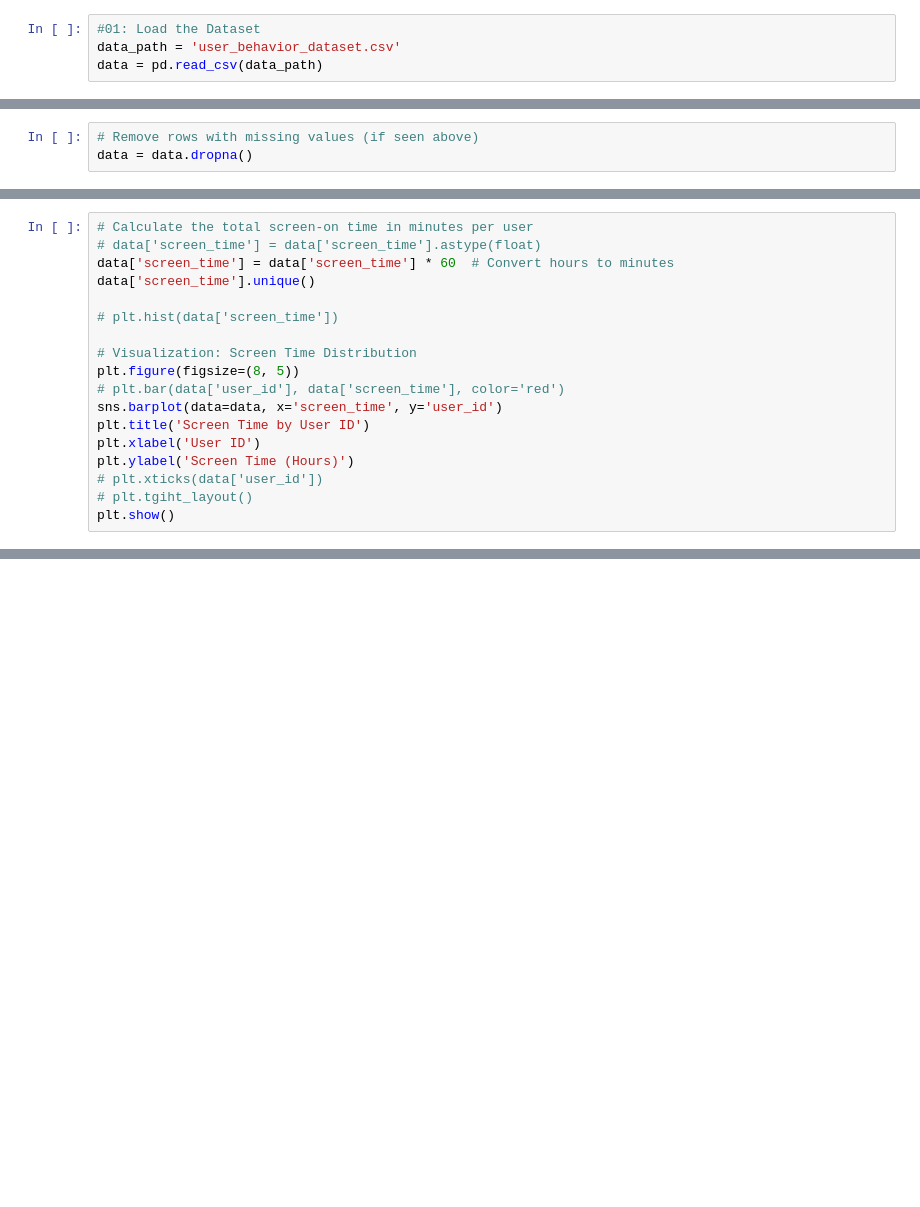
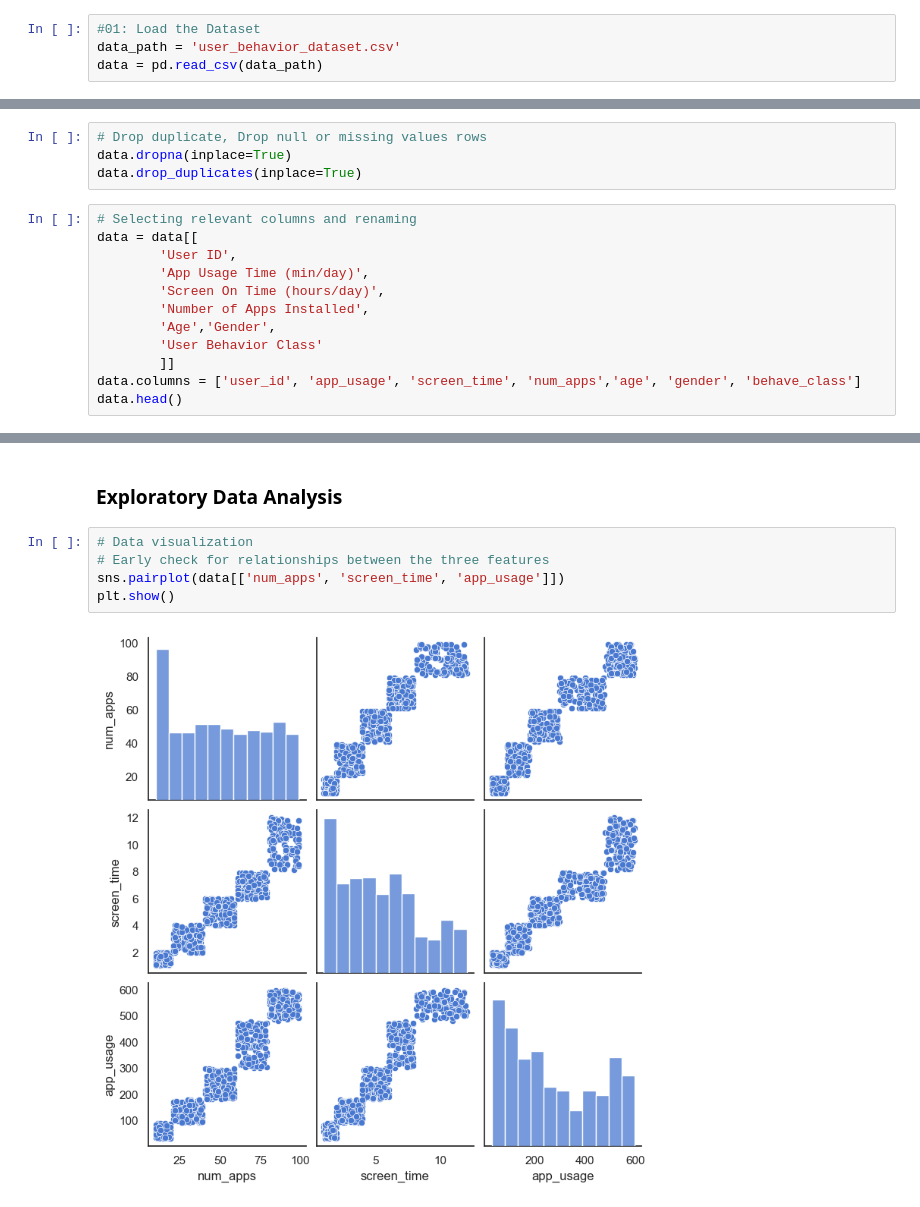
Before and after one commit to neuwelt/mobile-usage-vs-num-apps, a Jupyter notebook: final.ipynb, the cells around one changed output, grey strips where cells are left out. Saved outputs shown, nothing was run; the diff lists cells and outputs as text; blank space fills up the shorter version.

```diff
--- a/final.ipynb
+++ b/final.ipynb
@@ -98,3 +40,0 @@ print(data.isnull().sum())
-# %%
-# Remove rows with missing values (if seen above)
-data = data.dropna()
@@ -117,18 +40,0 @@ data.head()
-# %%
-# Calculate the total screen-on time in minutes per user
-# data['screen_time'] = data['screen_time'].astype(float)
-data['screen_time'] = data['screen_time'] * 60  # Convert hours to minutes
-data['screen_time'].unique()
-
-# plt.hist(data['screen_time'])
-
-# Visualization: Screen Time Distribution
-plt.figure(figsize=(8, 5))
-# plt.bar(data['user_id'], data['screen_time'], color='red')
-sns.barplot(data=data, x='screen_time', y='user_id')
-plt.title('Screen Time by User ID')
-plt.xlabel('User ID')
-plt.ylabel('Screen Time (Hours)')
-# plt.xticks(data['user_id'])
-# plt.tgiht_layout()
-plt.show()
@@ -388,0 +106,16 @@ print("Based on RMSE and R^2 scores, the model with the best performance can be
+# %%
+# Drop duplicate, Drop null or missing values rows
+data.dropna(inplace=True)
+data.drop_duplicates(inplace=True)
+# %%
+# Selecting relevant columns and renaming
+data = data[[
+        'User ID',
+        'App Usage Time (min/day)',
+        'Screen On Time (hours/day)',
+        'Number of Apps Installed',
+        'Age','Gender',
+        'User Behavior Class'
+        ]]
+data.columns = ['user_id', 'app_usage', 'screen_time', 'num_apps','age', 'gender', 'behave_class']
+data.head()
@@ -388,0 +129,9 @@ print("Based on RMSE and R^2 scores, the model with the best performance can be
+# %% [markdown]
+### Exploratory Data Analysis
+# %%
+# Data visualization
+# Early check for relationships between the three features
+sns.pairplot(data[['num_apps', 'screen_time', 'app_usage']])
+plt.show()
+# %% [output]
+[figure, added]
```
Also changed, not shown: parts of 54 cells of this notebook.
